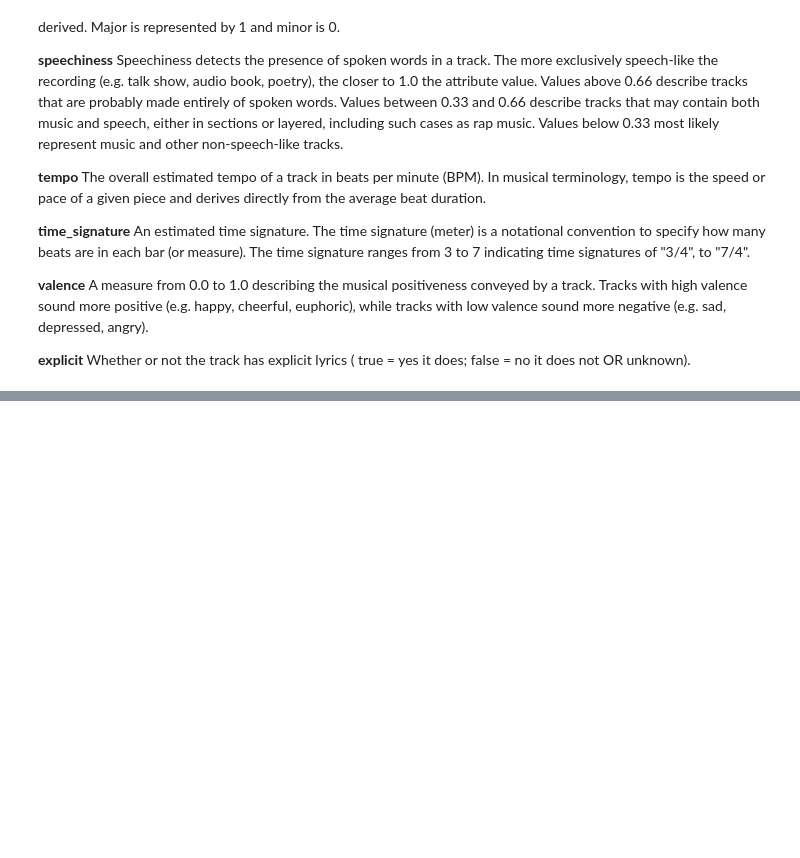
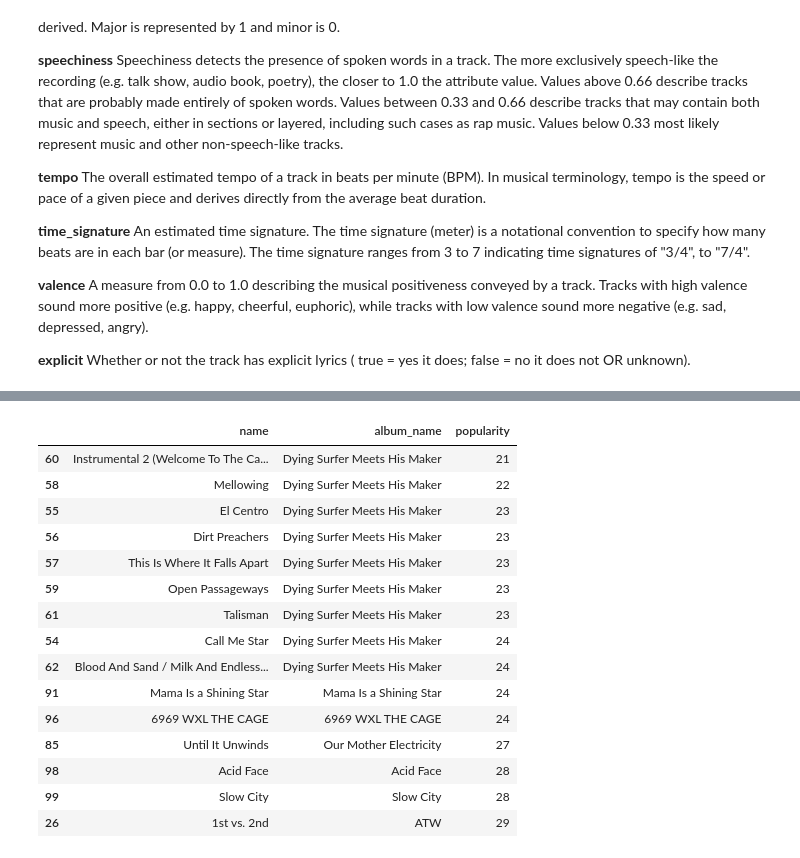
Before and after one commit to scheinmensch/Spotify, a Jupyter notebook: AllThemWitches.ipynb, the cells around one changed output, grey strips where cells are left out. Cells and saved outputs as stored; diff of their text form; code cells hidden in the pictures; blank space fills up the shorter version.

```diff
--- a/AllThemWitches.ipynb
+++ b/AllThemWitches.ipynb
@@ -66,0 +155,20 @@ Whether or not the track has explicit lyrics ( true = yes it does; false = no it
+# %%
+bottom_10_songs = atw.nsmallest(15, 'popularity')[['name', 'album_name', 'popularity']]
+bottom_10_songs
+# %% [output]
+|  | name | album_name | popularity |
+| 60 | Instrumental 2 (Welcome To The Ca... | Dying Surfer Meets His Maker | 21 |
+| 58 | Mellowing | Dying Surfer Meets His Maker | 22 |
+| 55 | El Centro | Dying Surfer Meets His Maker | 23 |
+| 56 | Dirt Preachers | Dying Surfer Meets His Maker | 23 |
+| 57 | This Is Where It Falls Apart | Dying Surfer Meets His Maker | 23 |
+| 59 | Open Passageways | Dying Surfer Meets His Maker | 23 |
+| 61 | Talisman | Dying Surfer Meets His Maker | 23 |
+| 54 | Call Me Star | Dying Surfer Meets His Maker | 24 |
+| 62 | Blood And Sand / Milk And Endless... | Dying Surfer Meets His Maker | 24 |
+| 91 | Mama Is a Shining Star | Mama Is a Shining Star | 24 |
+| 96 | 6969 WXL THE CAGE | 6969 WXL THE CAGE | 24 |
+| 85 | Until It Unwinds | Our Mother Electricity | 27 |
+| 98 | Acid Face | Acid Face | 28 |
+| 99 | Slow City | Slow City | 28 |
+| 26 | 1st vs. 2nd | ATW | 29 |
```
Also changed, not shown: parts of 15 cells of this notebook.
